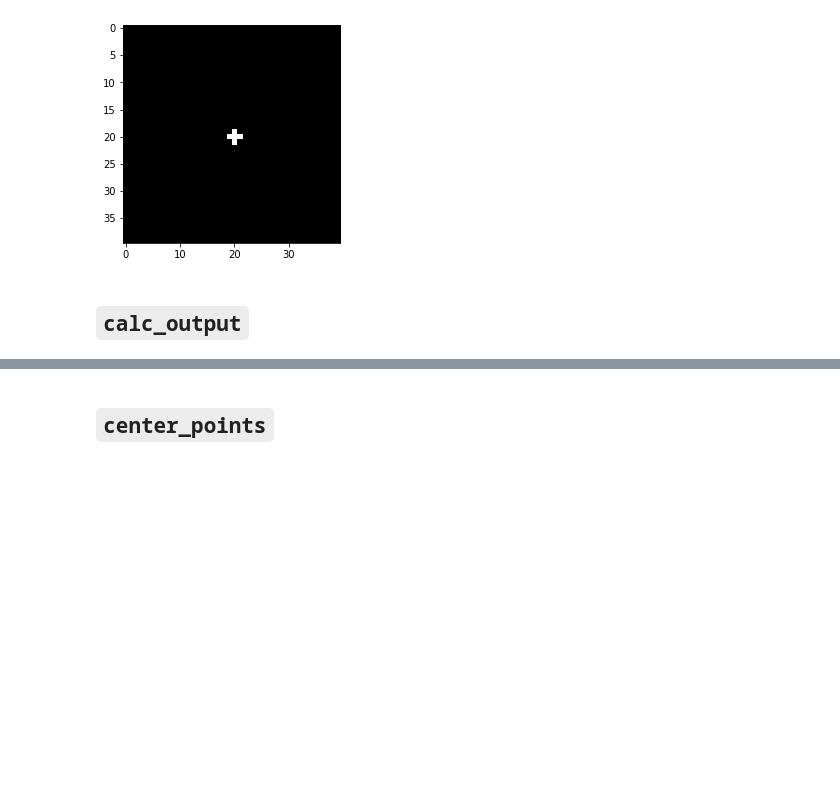
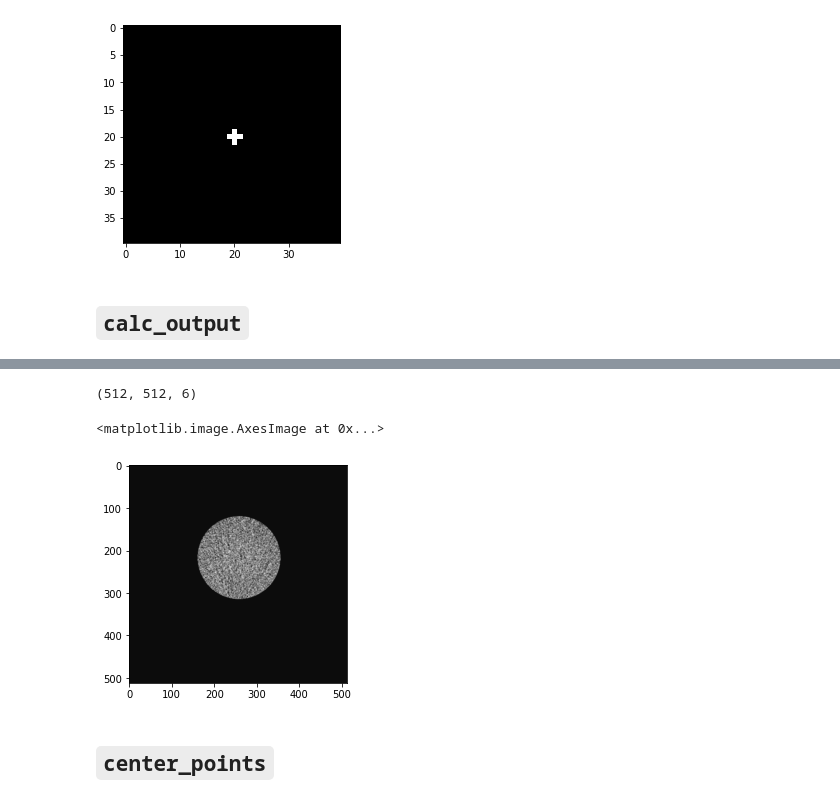
Before and after one commit to MolloiLab/CAC-stanford-data, a Jupyter notebook: python/segmentation/segmentation.ipynb, the cells around one changed output, grey strips where cells are left out. Saved outputs shown, nothing was run; the diff lists cells and outputs as text; code cells hidden in the pictures; blank space fills up the shorter version.

```diff
--- a/python/segmentation/segmentation.ipynb
+++ b/python/segmentation/segmentation.ipynb
@@ -556,3 +574,12 @@ output
+# %%
+CCI_array.shape
+# %% [output]
+(512, 512, 6)
+# %%
+plt.imshow(CCI_array[:, :, 5], cmap="gray")
+# %% [output]
+<matplotlib.image.AxesImage at 0x...>
+[figure, added]
 # %% [markdown]
 ## `center_points`
 # %%
```
Also changed, not shown: parts of 42 cells of this notebook, 4 other files.
